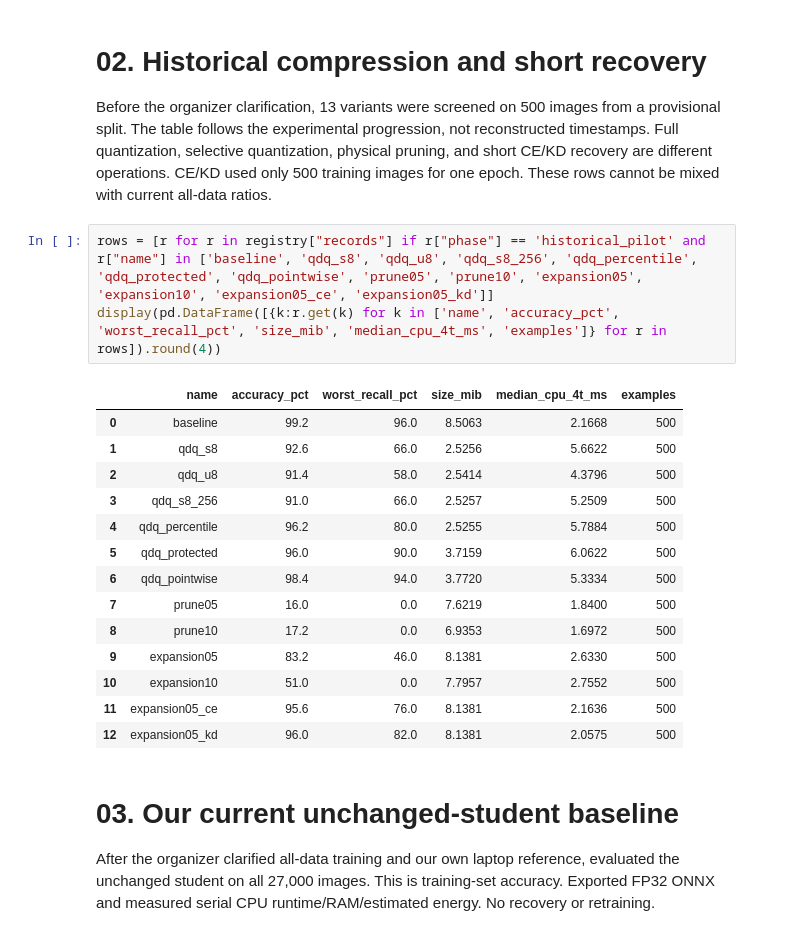
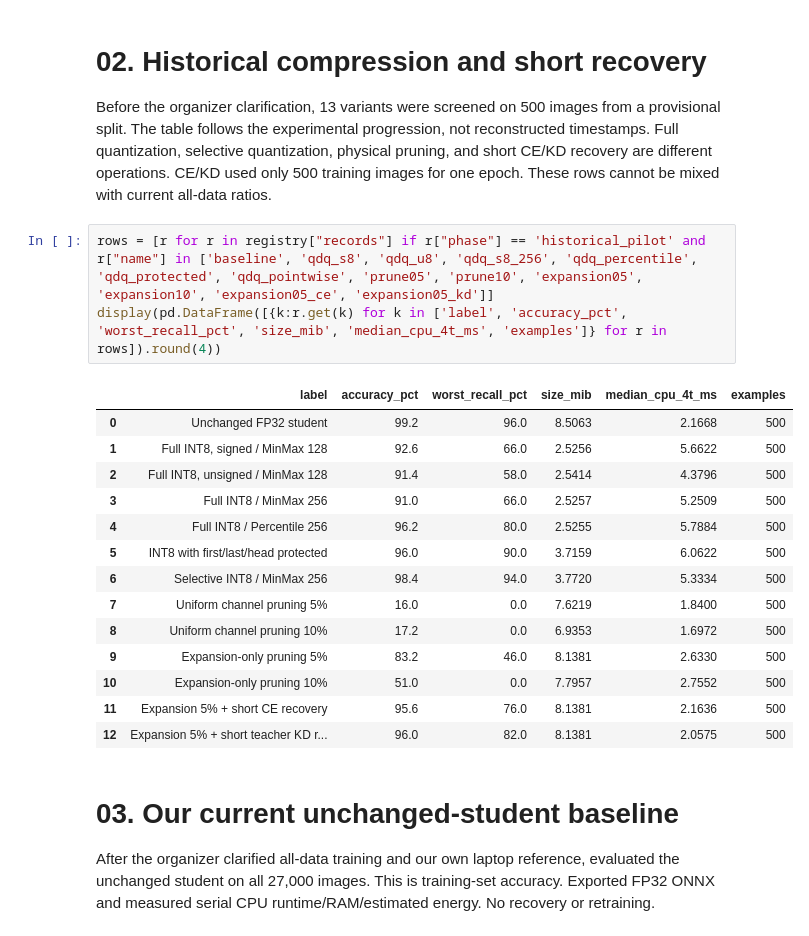
Before and after one commit to thesid42/minimalist-edge-ai-challenge, a Jupyter notebook: experiments/Experiment_Log.ipynb, the cells around one changed output. Cells and saved outputs as stored; diff of their text form.

```diff
--- a/experiments/Experiment_Log.ipynb
+++ b/experiments/Experiment_Log.ipynb
@@ -40,22 +42,22 @@ Verified supplied MobileNetV2 and optional ResNet50, exact safe checkpoint loadi
 Before the organizer clarification, 13 variants were screened on 500 images from a provisional split. The table follows the experimental progression, not reconstructed timestamps. Full quantization, selective quantization, physical pruning, and short CE/KD recovery are different operations. CE/KD used only 500 training images for one epoch. These rows cannot be mixed with current all-data ratios.
 # %%
 rows = [r for r in registry["records"] if r["phase"] == 'historical_pilot' and r["name"] in ['baseline', 'qdq_s8', 'qdq_u8', 'qdq_s8_256', 'qdq_percentile', 'qdq_protected', 'qdq_pointwise', 'prune05', 'prune10', 'expansion05', 'expansion10', 'expansion05_ce', 'expansion05_kd']]
-display(pd.DataFrame([{k:r.get(k) for k in ['name', 'accuracy_pct', 'worst_recall_pct', 'size_mib', 'median_cpu_4t_ms', 'examples']} for r in rows]).round(4))
+display(pd.DataFrame([{k:r.get(k) for k in ['label', 'accuracy_pct', 'worst_recall_pct', 'size_mib', 'median_cpu_4t_ms', 'examples']} for r in rows]).round(4))
 # %% [output]
-|  | name | accuracy_pct | worst_recall_pct | size_mib | median_cpu_4t_ms | examples |
-| 0 | baseline | 99.2 | 96.0 | 8.5063 | 2.1668 | 500 |
-| 1 | qdq_s8 | 92.6 | 66.0 | 2.5256 | 5.6622 | 500 |
-| 2 | qdq_u8 | 91.4 | 58.0 | 2.5414 | 4.3796 | 500 |
-| 3 | qdq_s8_256 | 91.0 | 66.0 | 2.5257 | 5.2509 | 500 |
-| 4 | qdq_percentile | 96.2 | 80.0 | 2.5255 | 5.7884 | 500 |
-| 5 | qdq_protected | 96.0 | 90.0 | 3.7159 | 6.0622 | 500 |
-| 6 | qdq_pointwise | 98.4 | 94.0 | 3.7720 | 5.3334 | 500 |
-| 7 | prune05 | 16.0 | 0.0 | 7.6219 | 1.8400 | 500 |
-| 8 | prune10 | 17.2 | 0.0 | 6.9353 | 1.6972 | 500 |
-| 9 | expansion05 | 83.2 | 46.0 | 8.1381 | 2.6330 | 500 |
-| 10 | expansion10 | 51.0 | 0.0 | 7.7957 | 2.7552 | 500 |
-| 11 | expansion05_ce | 95.6 | 76.0 | 8.1381 | 2.1636 | 500 |
-| 12 | expansion05_kd | 96.0 | 82.0 | 8.1381 | 2.0575 | 500 |
+|  | label | accuracy_pct | worst_recall_pct | size_mib | median_cpu_4t_ms | examples |
+| 0 | Unchanged FP32 student | 99.2 | 96.0 | 8.5063 | 2.1668 | 500 |
+| 1 | Full INT8, signed / MinMax 128 | 92.6 | 66.0 | 2.5256 | 5.6622 | 500 |
+| 2 | Full INT8, unsigned / MinMax 128 | 91.4 | 58.0 | 2.5414 | 4.3796 | 500 |
+| 3 | Full INT8 / MinMax 256 | 91.0 | 66.0 | 2.5257 | 5.2509 | 500 |
+| 4 | Full INT8 / Percentile 256 | 96.2 | 80.0 | 2.5255 | 5.7884 | 500 |
+| 5 | INT8 with first/last/head protected | 96.0 | 90.0 | 3.7159 | 6.0622 | 500 |
+| 6 | Selective INT8 / MinMax 256 | 98.4 | 94.0 | 3.7720 | 5.3334 | 500 |
+| 7 | Uniform channel pruning 5% | 16.0 | 0.0 | 7.6219 | 1.8400 | 500 |
+| 8 | Uniform channel pruning 10% | 17.2 | 0.0 | 6.9353 | 1.6972 | 500 |
+| 9 | Expansion-only pruning 5% | 83.2 | 46.0 | 8.1381 | 2.6330 | 500 |
+| 10 | Expansion-only pruning 10% | 51.0 | 0.0 | 7.7957 | 2.7552 | 500 |
+| 11 | Expansion 5% + short CE recovery | 95.6 | 76.0 | 8.1381 | 2.1636 | 500 |
+| 12 | Expansion 5% + short teacher KD r... | 96.0 | 82.0 | 8.1381 | 2.0575 | 500 |
 # %% [markdown]
 # 03. Our current unchanged-student baseline
 
```
Also changed, not shown: parts of 5 cells of this notebook, 21 other files.
